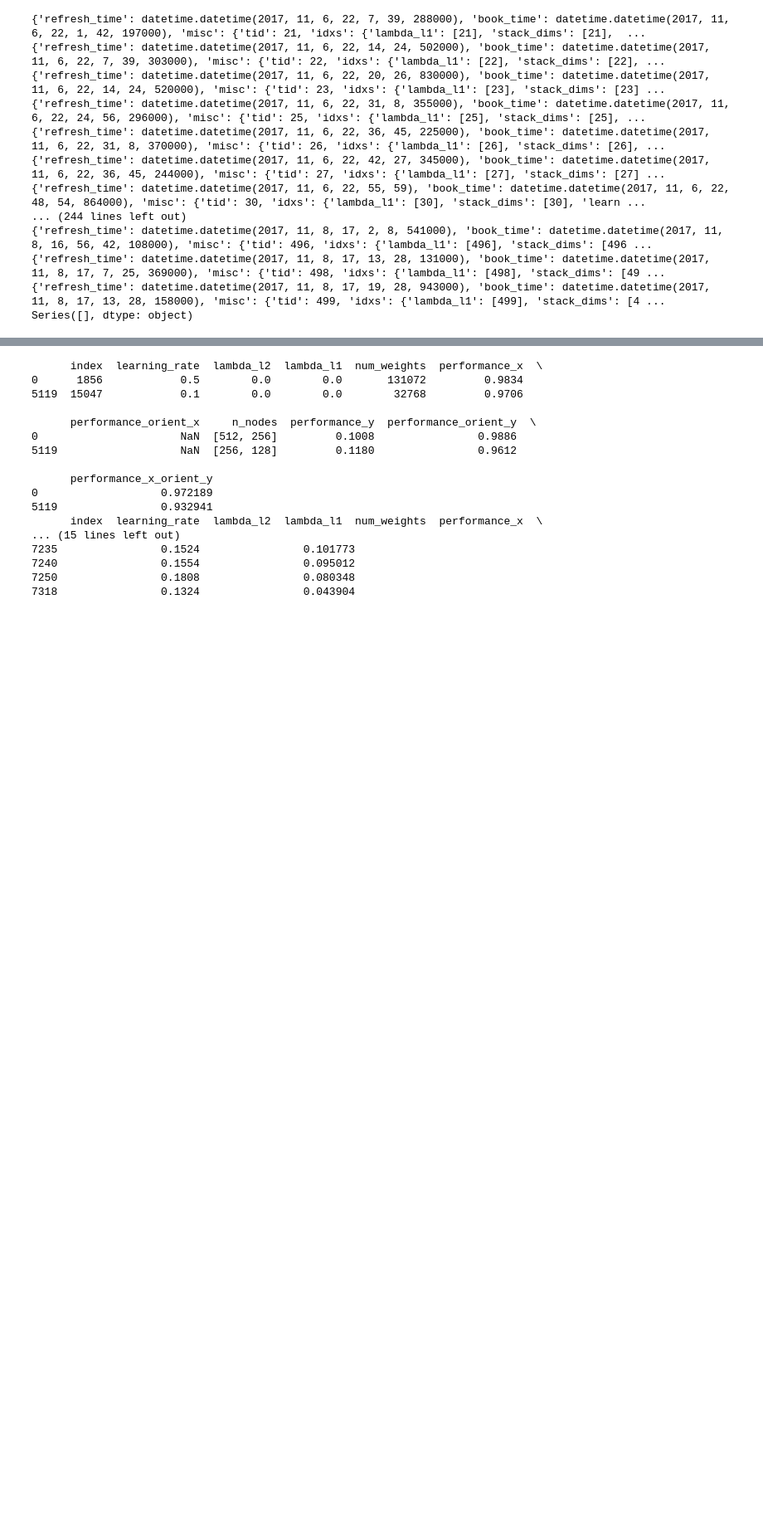
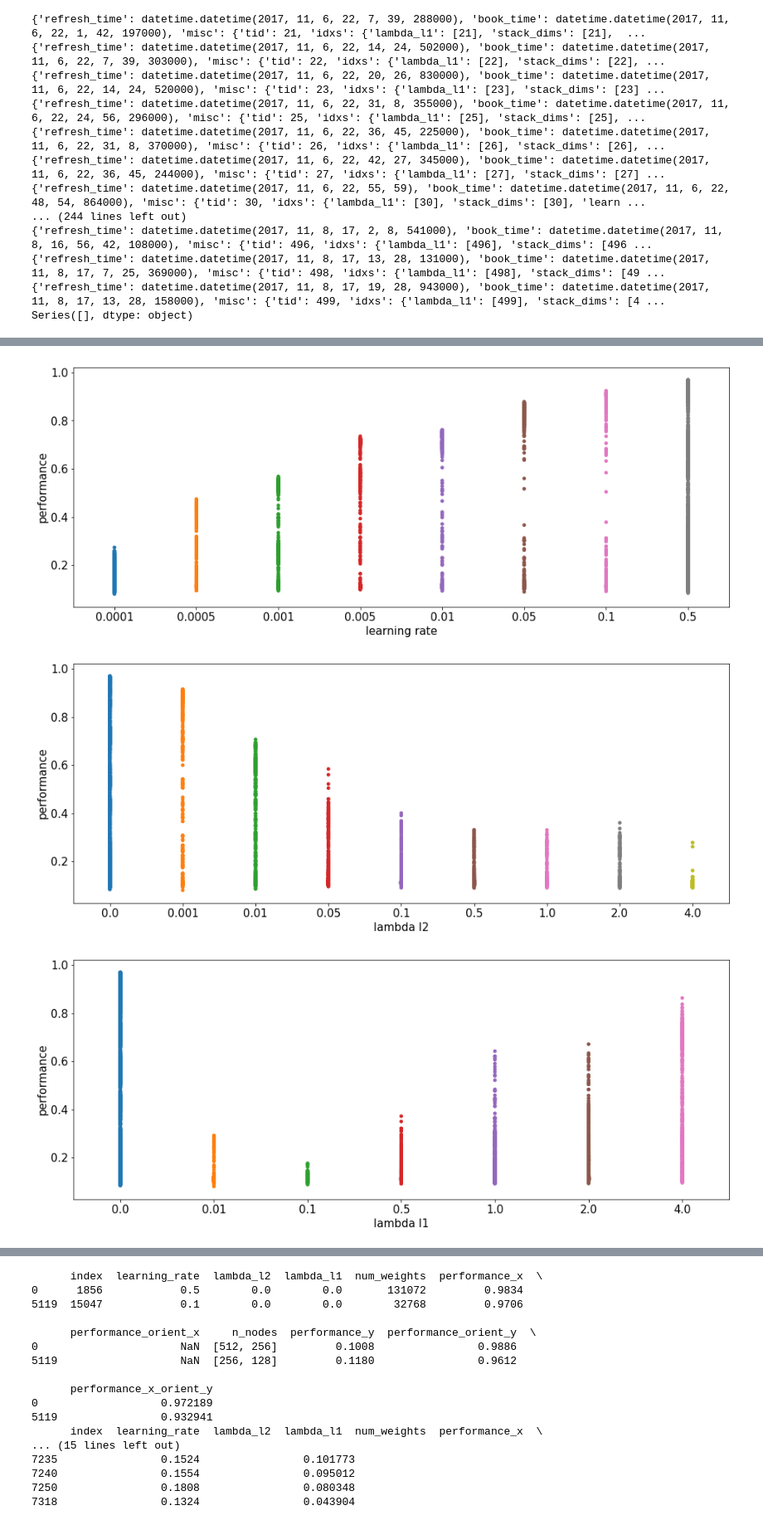
Before and after one commit to kashefy/transform, a Jupyter notebook: notebooks/trials.ipynb, the cells around one changed output, grey strips where cells are left out. Shown at 83% size. Cells and saved outputs as stored; diff of their text form; code cells hidden in the pictures; blank space fills up the shorter version.

```diff
--- a/notebooks/trials.ipynb
+++ b/notebooks/trials.ipynb
@@ -723,0 +685,18 @@ dtype: object
+# %%
+df0 = df.copy()
+df = df.query('task_recognition == True and task_orientation == False')
+for dname in space_dim_names:
+    plt.figure()
+    if dname == 'n_nodes':
+        dsubst = 'num_weights'
+        ax = sns.stripplot(x=dsubst, y="performance", data=df)
+        labels = [df[df[dsubst]==int(l.get_text())].iloc[0][dname] for l in ax.get_xticklabels()]
+        ax.set_xticklabels(labels)
+    else:
+        ax = sns.stripplot(x=dname, y="performance", data=df)
+    ax.set(xlabel=dname.replace('_', ' '))
+df = df0.copy()
+# %% [output]
+[figure, added]
+[figure, added]
+[figure, added]
```
Also changed, not shown: parts of 16 cells of this notebook, 2 other files.
